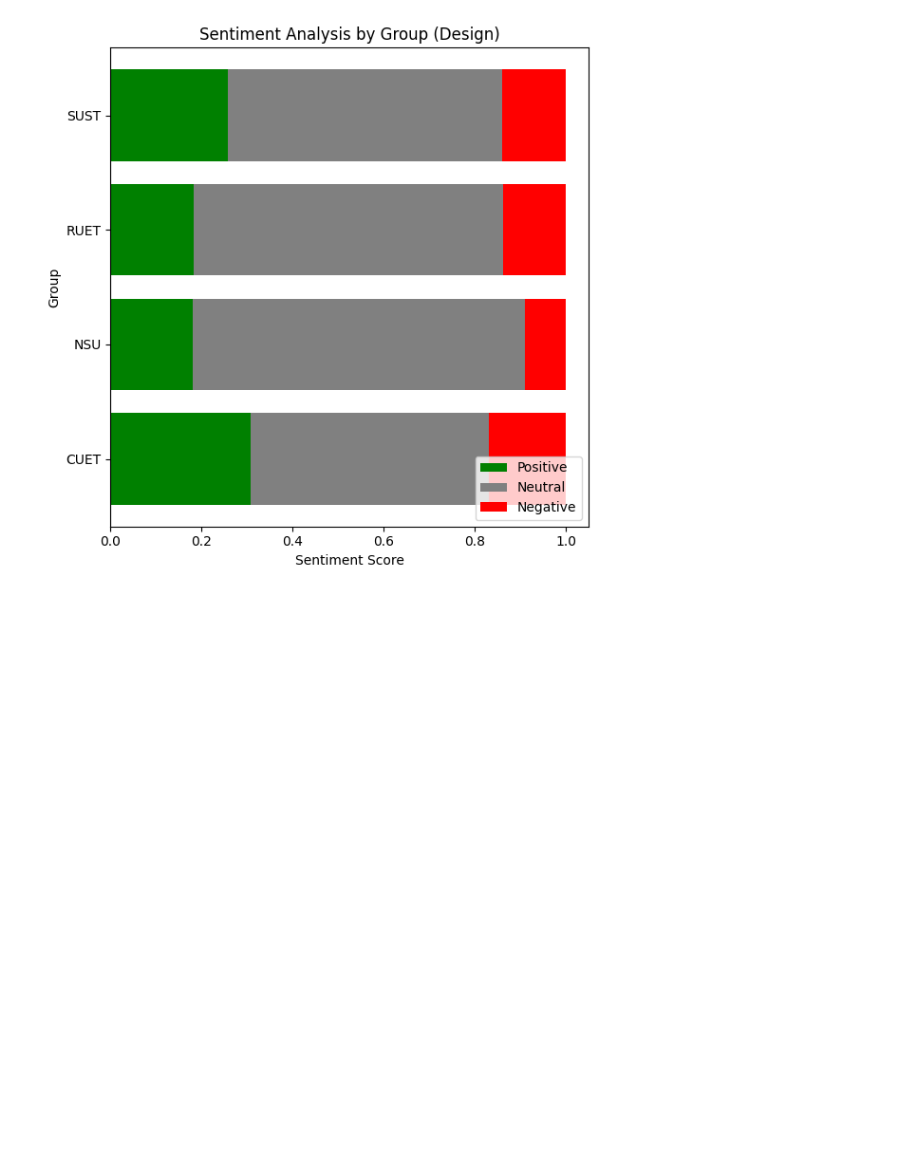
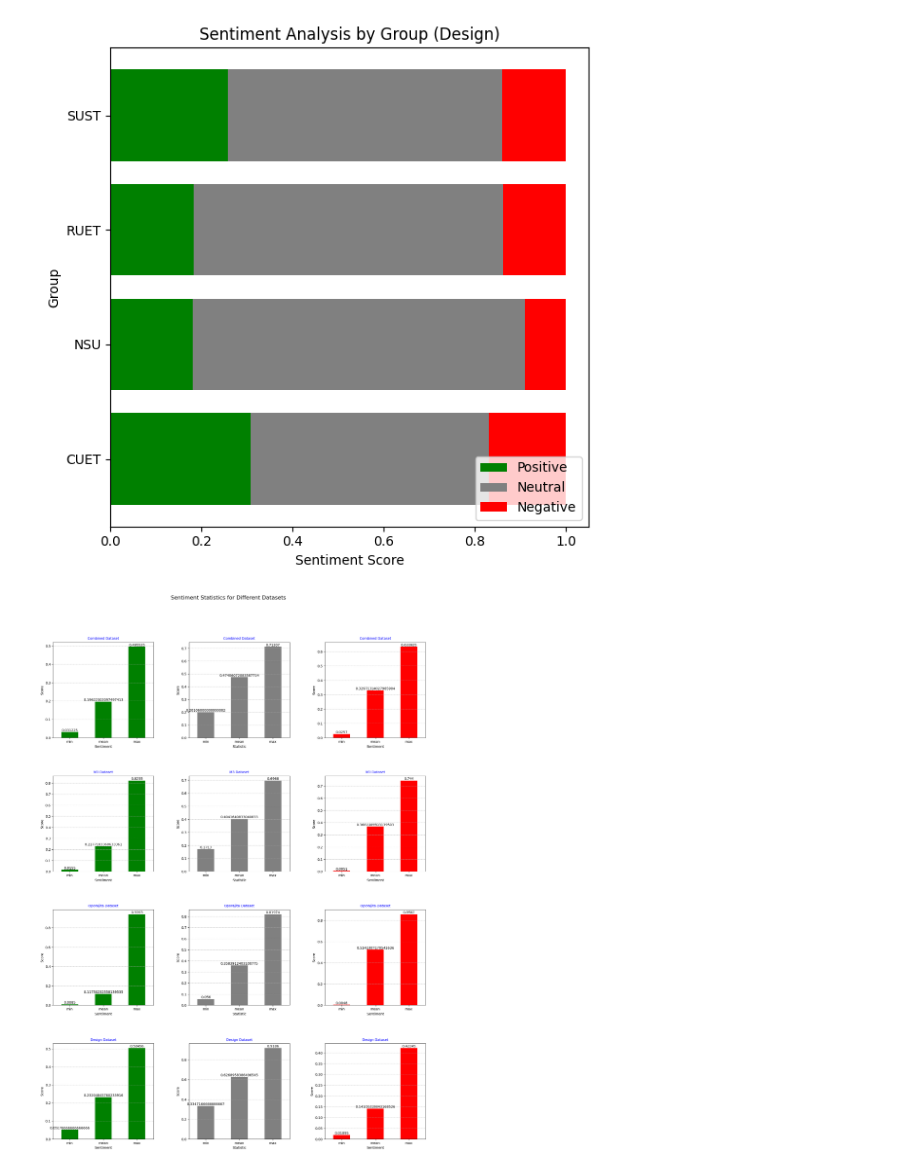
Before and after one commit to SumitKar01/mail-response-analysis, a Jupyter notebook: graphing-response.ipynb, the cells around one changed output. Cells and saved outputs as stored; diff of their text form; code cells hidden in the pictures; blank space fills up the shorter version.

Commit message:
Kaggle Notebook | Graphing Response | MinMaxAvg Score

```diff
--- a/graphing-response.ipynb
+++ b/graphing-response.ipynb
@@ -154,3 +154,48 @@ plot_stacked_bar(avg_sentiment_group_dataframe(design_df), 'Sentiment Analysis b
 [figure]
 [figure]
 [figure]
+# %%
+def sentiment_stats_plot(df, title, ax):
+    # Define colors for each sentiment
+    colors = ['green', 'gray', 'red']
+
+    sentiments = ['Sentiment_Positive', 'Sentiment_Neutral', 'Sentiment_Negative']
+
+    for i, sentiment in enumerate(sentiments):
+        # Calculate min, avg, max for current sentiment
+        summary_df = df[sentiment].agg(['min', 'mean', 'max'])
+
+        # Plotting bars for current sentiment
+        summary_df.plot(kind='bar', ax=ax[i], color=colors[i], legend=False)
+        ax[i].set_title(sentiment.capitalize() + ' Statistics')
+        ax[i].set_xlabel('Sentiment')
+        ax[i].set_ylabel('Score')
+        ax[i].set_xticklabels(summary_df.index, rotation=0)
+        ax[i].grid(axis='y', linestyle='--', alpha=0.7)
+
+        ax[i].set_title(title, fontsize=10, pad=8, color='blue')
+
+        # Adding exact values above the bars
+        for j, v in enumerate(summary_df.values.flatten()):
+            ax[i].text(j, v, str(v), ha='center', va='bottom')
+
+    ax[0].set_ylabel('Score')
+    ax[1].set_xlabel('Statistic')
+
+
+
+
+
+# Plotting all DataFrames in a single figure
+fig, axs = plt.subplots(4, 3, figsize=(18, 24))
+
+sentiment_stats_plot(avg_combined_df, 'Combined Dataset', axs[0])
+sentiment_stats_plot(avg_m3_df, 'M3 Dataset', axs[1])
+sentiment_stats_plot(avg_oporajita_df, 'Oporajita Dataset', axs[2])
+sentiment_stats_plot(avg_design_df, 'Design Dataset', axs[3])
+
+plt.subplots_adjust(top=0.9, bottom=0.05, left=0.10, right=0.95, hspace=0.4, wspace=0.35)
+plt.suptitle('Sentiment Statistics for Different Datasets', fontsize=16)
+plt.show()
+# %% [output]
+[figure, added]
```
Also changed, not shown: parts of 2 cells of this notebook.
